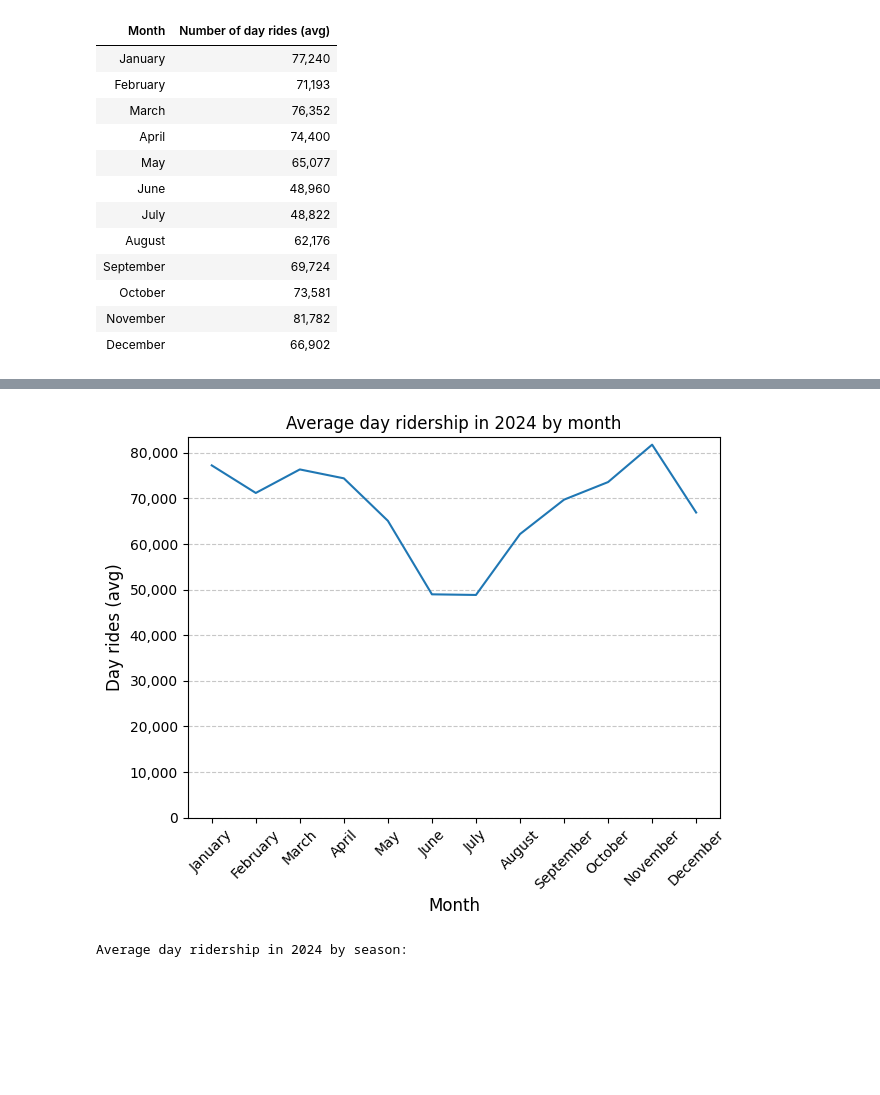
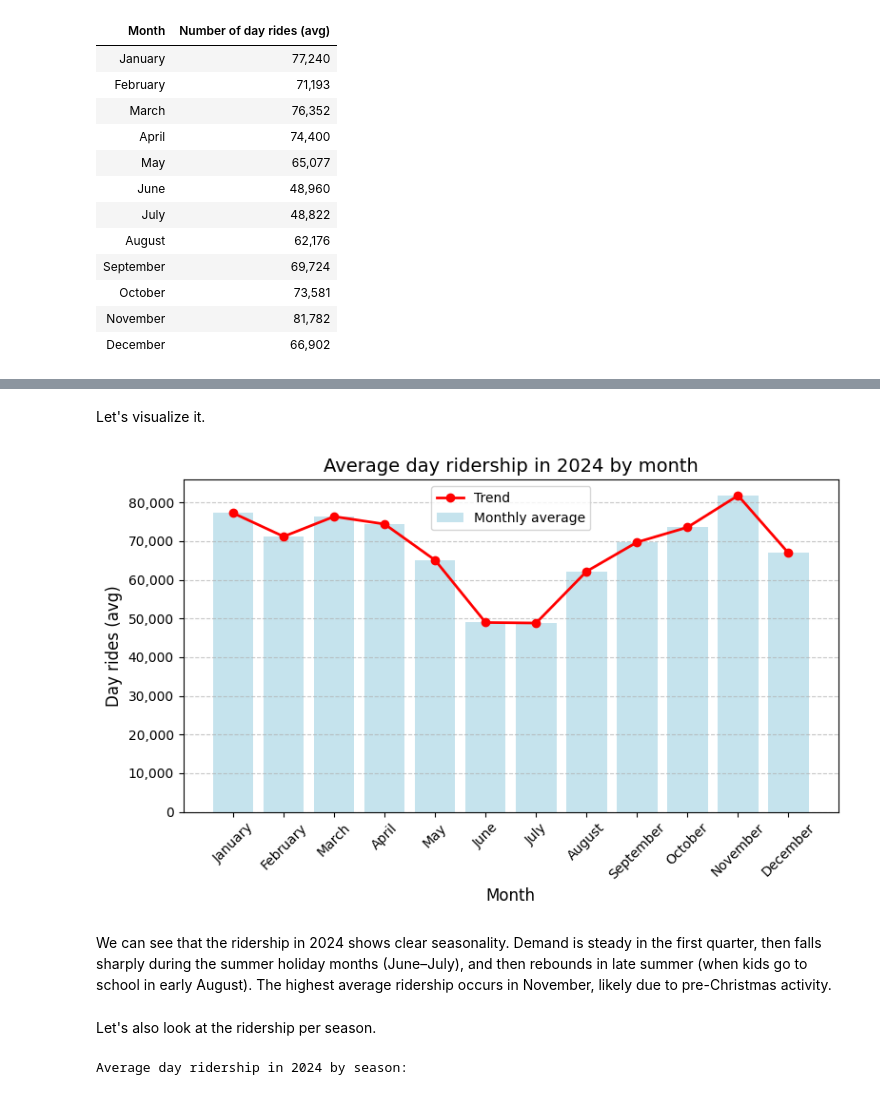
Before and after one commit to zakharov89/Turku_bus_ridership, a Jupyter notebook: notebooks/exploration.ipynb, the cells around one changed output, grey strips where cells are left out. Drawn from its saved outputs; the diff is of its cells as text; code cells hidden in the pictures; blank space fills up the shorter version.

```diff
--- a/notebooks/exploration.ipynb
+++ b/notebooks/exploration.ipynb
@@ -413,18 +399,37 @@ plt.show()
-# %%
-avg_by_month.plot(kind='line', x='Month', y='Number of day rides (avg)', legend=False)
-plt.title('Average day ridership in 2024 by month')
-plt.xlabel('Month', fontsize=12)
-plt.ylabel('Day rides (avg)', fontsize=12)
-plt.tight_layout()
-plt.gca().yaxis.set_major_formatter(
-    mtick.FuncFormatter(lambda x, _: f'{x:,.0f}')
-)
-plt.grid(axis='y', linestyle='--', alpha=0.7)
-plt.ylim(bottom=0)
-plt.xticks(ticks=range(len(avg_by_month)), labels=avg_by_month['Month'], rotation=45)
-plt.show()
-# %% [output]
-[figure, removed]
+# %% [markdown]
+Let's visualize it.
+# %%
+import matplotlib.pyplot as plt
+import matplotlib.ticker as mtick
+
+fig, ax = plt.subplots(figsize=(8,5))
+
+# Bar chart
+ax.bar(avg_by_month['Month'], avg_by_month['Number of day rides (avg)'],
+       color='lightblue', alpha=0.7, label='Monthly average')
+
+# Line overlay
+ax.plot(avg_by_month['Month'], avg_by_month['Number of day rides (avg)'],
+        color='red', marker='o', linewidth=2, label='Trend')
+
+ax.set_title('Average day ridership in 2024 by month', fontsize=14)
+ax.set_xlabel('Month', fontsize=12)
+ax.set_ylabel('Day rides (avg)', fontsize=12)
+ax.yaxis.set_major_formatter(mtick.FuncFormatter(lambda x, _: f'{x:,.0f}'))
+ax.grid(axis='y', linestyle='--', alpha=0.7)
+ax.set_ylim(bottom=0)
+plt.xticks(rotation=45)
+plt.tight_layout()
+plt.legend()
+plt.show()
+# %% [output]
+[figure, added]
+# %% [markdown]
+We can see that the ridership in 2024 shows clear seasonality.
+Demand is steady in the first quarter, then falls sharply during the summer holiday months (June–July), and then rebounds in late summer (when kids go to school in early August).
+The highest average ridership occurs in November, likely due to pre-Christmas activity.
+# %% [markdown]
+Let's also look at the ridership per season.
 # %%
 pass_by_date = ext_data_2024.groupby('date')['count'].sum()
 pass_by_date_df = pass_by_date.reset_index()
```
Also changed, not shown: parts of 92 cells of this notebook.
